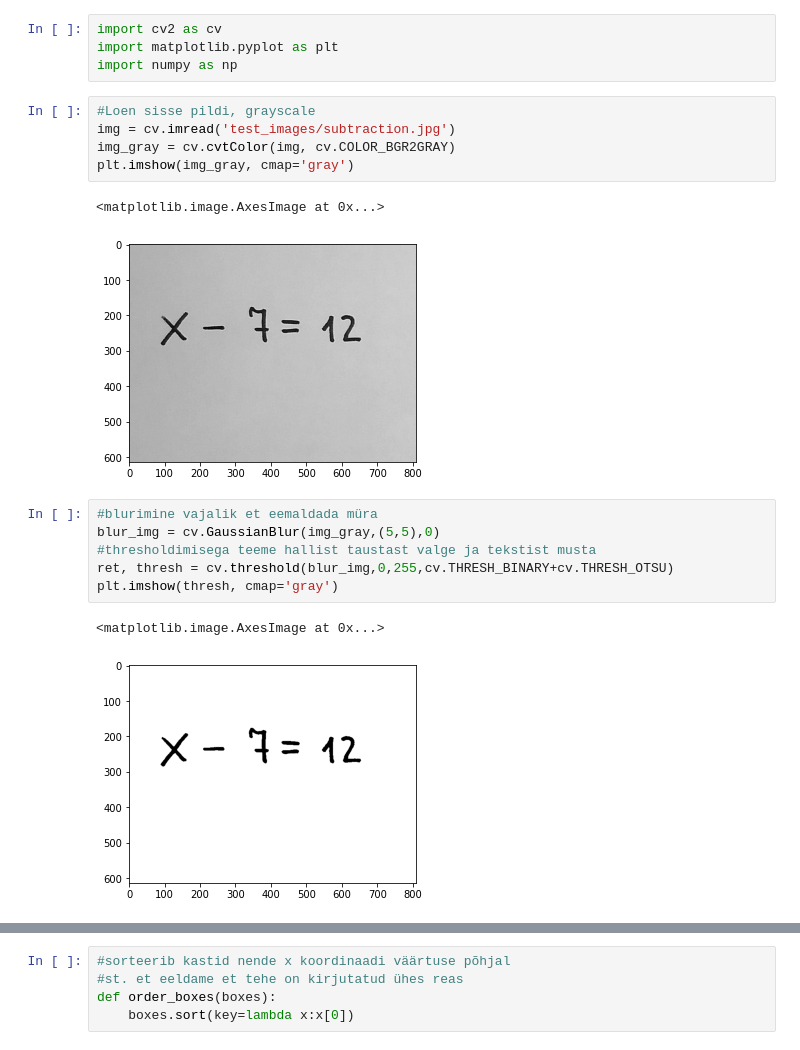
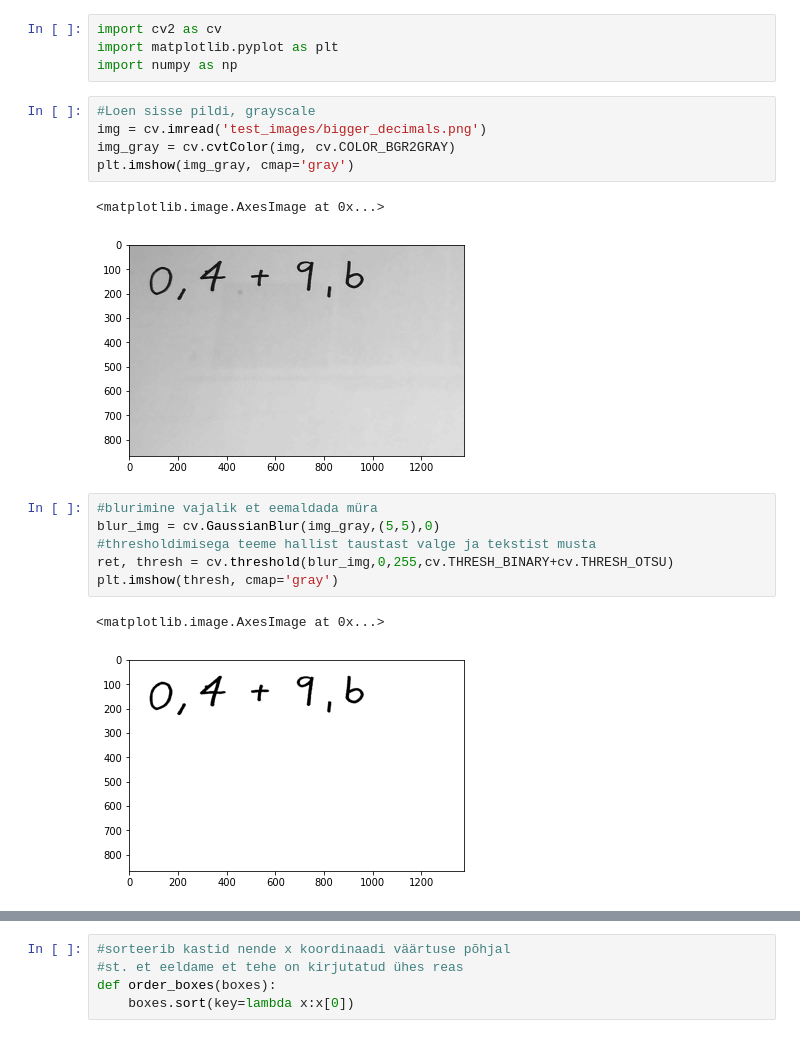
Before and after one commit to ilmaruduste/picture_calculator, a Jupyter notebook: tehte_tootlemine.ipynb, the cells around one changed output, grey strips where cells are left out. Saved outputs shown, nothing was run; the diff lists cells and outputs as text.

```diff
--- a/tehte_tootlemine.ipynb
+++ b/tehte_tootlemine.ipynb
@@ -4,12 +4,12 @@ import matplotlib.pyplot as plt
 import numpy as np
 # %%
 #Loen sisse pildi, grayscale
-img = cv.imread('test_images/subtraction.jpg')
+img = cv.imread('test_images/bigger_decimals.png')
 img_gray = cv.cvtColor(img, cv.COLOR_BGR2GRAY)
 plt.imshow(img_gray, cmap='gray')
 # %% [output]
 <matplotlib.image.AxesImage at 0x...>
-[figure, old version]
+[figure, new version]
 # %%
 #blurimine vajalik et eemaldada müra
 blur_img = cv.GaussianBlur(img_gray,(5,5),0)
@@ -18,7 +18,7 @@ ret, thresh = cv.threshold(blur_img,0,255,cv.THRESH_BINARY+cv.THRESH_OTSU)
 plt.imshow(thresh, cmap='gray')
 # %% [output]
 <matplotlib.image.AxesImage at 0x...>
-[figure, old version]
+[figure, new version]
 # %%
 #kontuurid näitavad kus pildil on teksti
 contours,hierarchy = cv.findContours(thresh, cv.RETR_LIST, cv.CHAIN_APPROX_SIMPLE)
```
Also changed, not shown: parts of 13 cells of this notebook.
